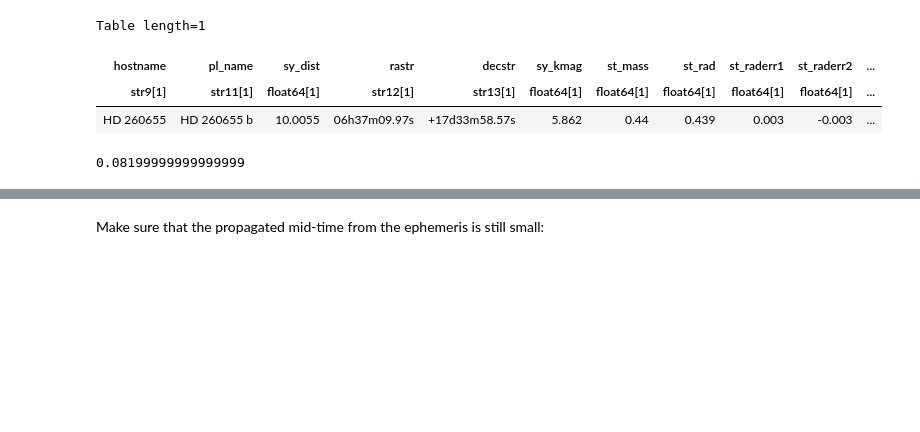
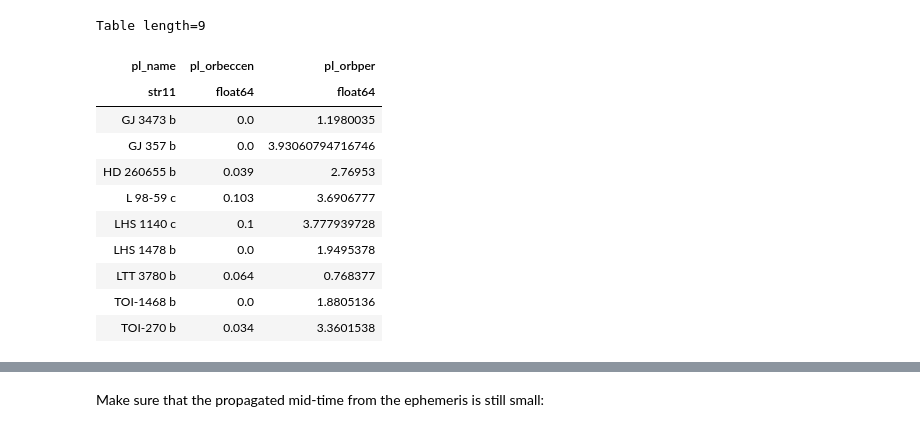
Before and after one commit to hdiamondlowe/jwst_rockyplanetoccultations, a Jupyter notebook: estimate_eclipse_timing_uncertainty.ipynb, the cells around one changed output, grey strips where cells are left out. Saved outputs shown, nothing was run; the diff lists cells and outputs as text; code cells hidden in the pictures; blank space fills up the shorter version.

```diff
--- a/estimate_eclipse_timing_uncertainty.ipynb
+++ b/estimate_eclipse_timing_uncertainty.ipynb
@@ -10,21 +10,28 @@ from chromatic import *
 import astrotools.orbitparams as orb
 # %%
 sample = ascii.read('sample_final.csv')
-# %%
-targind = np.argwhere(sample['pl_name']=='HD 260655 b')
-targ = sample[targind]
-targ
-# %% [output]
-Table length=1
-| hostname | pl_name | sy_dist | rastr | decstr | sy_kmag | st_mass | st_rad | st_raderr1 | st_raderr2 | ... |
-| str9[1] | str11[1] | float64[1] | str12[1] | str13[1] | float64[1] | float64[1] | float64[1] | float64[1] | float64[1] | ... |
-| HD 260655 | HD 260655 b | 10.0055 | 06h37m09.97s | +17d33m58.57s | 5.862 | 0.44 | 0.439 | 0.003 | -0.003 | ... |
-# %%
-P_mu    = targ['pl_orbper'].value[0][0]
-P_sig   = np.mean([targ['pl_orbpererr1'], abs(targ['pl_orbpererr2'])])
-Tc_mu   = targ['pl_tranmid'].value[0][0]
-Tc_sig  = np.mean([targ['pl_tranmiderr1'], abs(targ['pl_tranmiderr2'])])
-e_guess = targ['pl_orbeccen'].value[0][0] + targ['pl_orbeccenerr1'].value[0][0]
-e_guess
-# %% [output]
-0.08199999999999999
+# %%
+ind = np.argwhere(sample['pl_name']=='GJ 357 b')
+sample['pl_orbeccen'][ind] = 0
+ind = np.argwhere(sample['pl_name']=='LHS 1478 b')
+sample['pl_orbeccen'][ind] = 0
+ind = np.argwhere(sample['pl_name']=='TOI-1468 b')
+sample['pl_orbeccen'][ind] = 0
+ind = np.argwhere(sample['pl_name']=='LHS 1140 c')
+sample['pl_orbeccen'][ind] = 0.1
+
+
+sample['pl_name', 'pl_orbeccen','pl_orbper']
+# %% [output]
+Table length=9
+| pl_name | pl_orbeccen | pl_orbper |
+| str11 | float64 | float64 |
+| GJ 3473 b | 0.0 | 1.1980035 |
+| GJ 357 b | 0.0 | 3.93060794716746 |
+| HD 260655 b | 0.039 | 2.76953 |
+| L 98-59 c | 0.103 | 3.6906777 |
+| LHS 1140 c | 0.1 | 3.777939728 |
+| LHS 1478 b | 0.0 | 1.9495378 |
+| LTT 3780 b | 0.064 | 0.768377 |
+| TOI-1468 b | 0.0 | 1.8805136 |
+| TOI-270 b | 0.034 | 3.3601538 |
```
Also changed, not shown: parts of 11 cells of this notebook, 8 other files.
